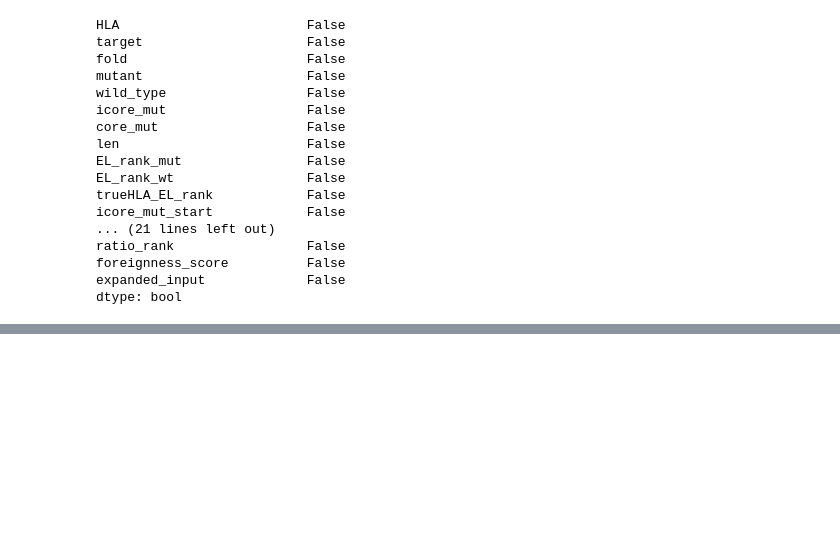
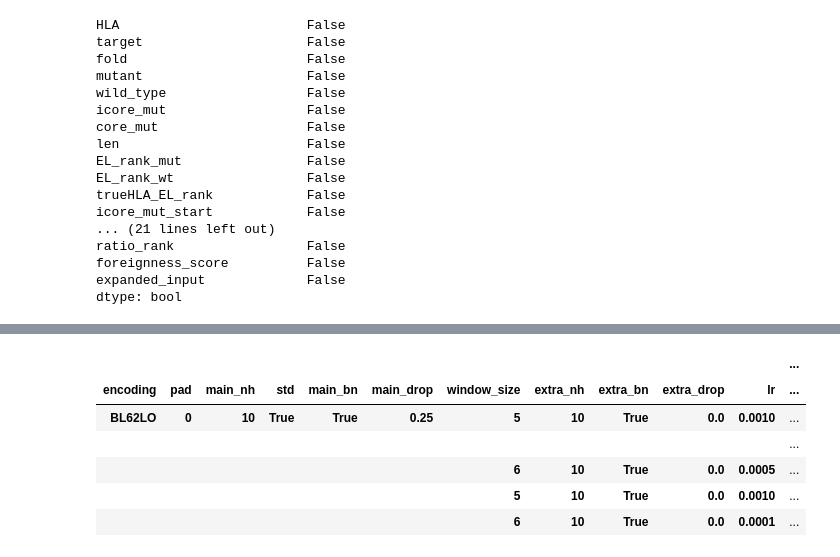
Before and after one commit to richieYT-wan/PyNNalign, a Jupyter notebook: notebooks/230530_ExtraFeatures.ipynb, the cells around one changed output, grey strips where cells are left out. Drawn from its saved outputs; the diff is of its cells as text; code cells hidden in the pictures; blank space fills up the shorter version.

```diff
--- a/notebooks/230530_ExtraFeatures.ipynb
+++ b/notebooks/230530_ExtraFeatures.ipynb
@@ -377,0 +396,12 @@ dtype: bool
+# %%
+cs=list(filter(lambda x: 'auc' in x.lower() or 'AP' in x, total_results.columns))
+# %%
+total_results.sort_values('test_concat_auc', ascending=False).head()[cs]
+# %% [output]
+|  |  |  |  |  |  |  |  |  |  |  | ... |
+| encoding | pad | main_nh | std | main_bn | main_drop | window_size | extra_nh | extra_bn | extra_drop | lr | ... |
+| BL62LO | 0 | 10 | True | True | 0.25 | 5 | 10 | True | 0.0 | 0.0010 | ... |
+|  |  |  |  |  |  |  |  |  |  |  | ... |
+|  |  |  |  |  |  | 6 | 10 | True | 0.0 | 0.0005 | ... |
+|  |  |  |  |  |  | 5 | 10 | True | 0.0 | 0.0010 | ... |
+|  |  |  |  |  |  | 6 | 10 | True | 0.0 | 0.0001 | ... |
```
Also changed, not shown: parts of 3 cells of this notebook, 3 other files.
